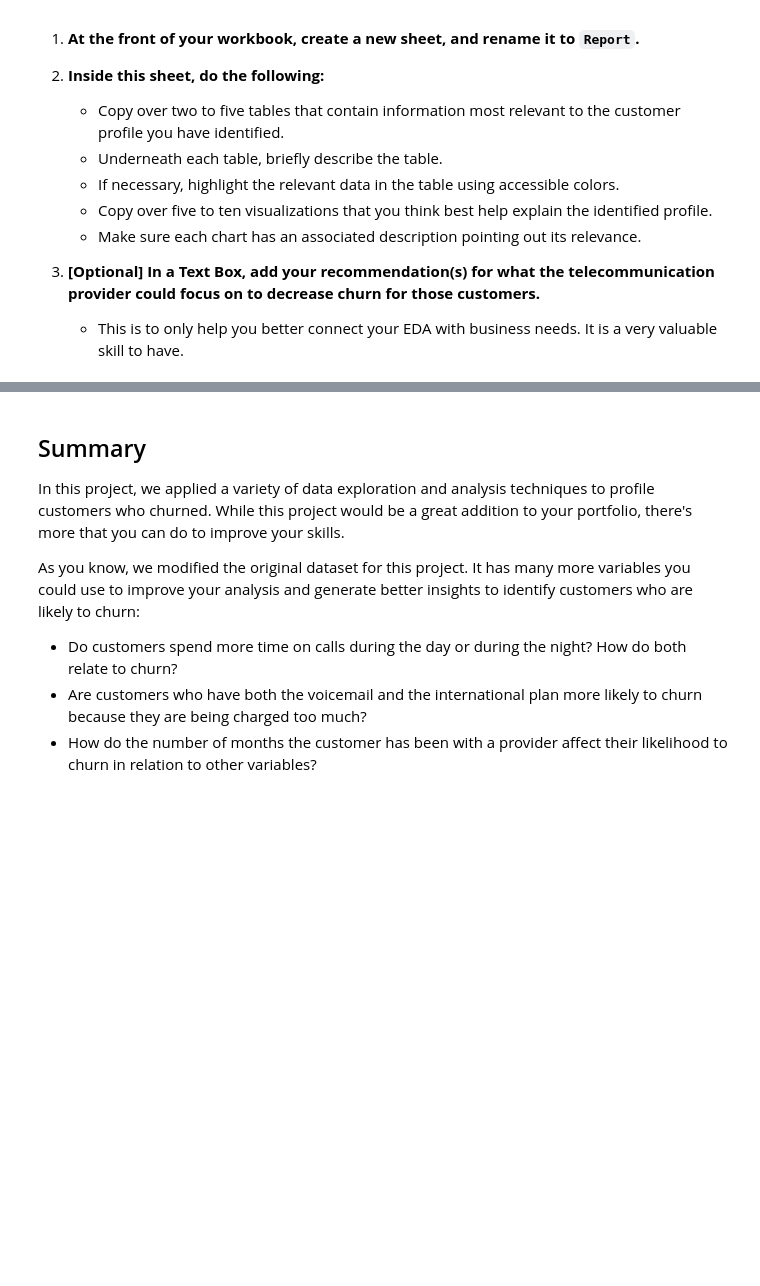
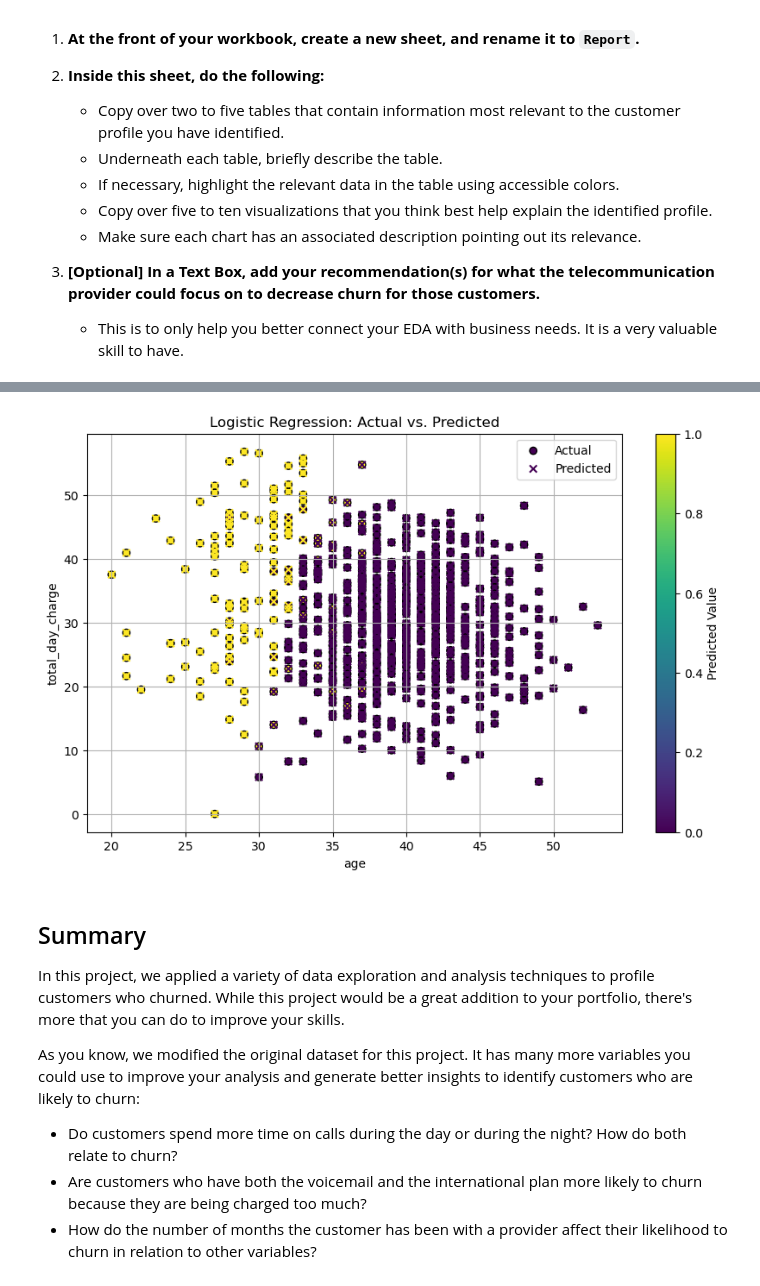
Before and after one commit to Lerch17/Project-1-, a Jupyter notebook: cody/customer-churn-prediction-2020/notebook.ipynb, the cells around one changed output, grey strips where cells are left out. Cells and saved outputs as stored; diff of their text form; code cells hidden in the pictures; blank space fills up the shorter version.

```diff
--- a/cody/customer-churn-prediction-2020/notebook.ipynb
+++ b/cody/customer-churn-prediction-2020/notebook.ipynb
@@ -654,0 +793,20 @@ Communicating your results can often be more important than the exploration. Tho
+# %%
+import pandas as pd
+from sklearn.model_selection import train_test_split
+from sklearn.linear_model import LogisticRegression
+from sklearn.metrics import accuracy_score, confusion_matrix
+
+# Convert data to DataFrame
+df = telcom_data_df
+# Features (X) and target (y)
+X = df[['age', 'total_day_charge']]
+y = df['churn']
+# Split the data into training and test sets
+X_train, X_test, y_train, y_test = train_test_split(X, y, test_size=0.2, random_state=42)
+# %%
+# Initialize Logistic Regression model
+model = LogisticRegression()
+# Fit the model to the training data
+model.fit(X_train, y_train)
+# Make predictions on the test set
+y_pred = model.predict(X_test)
@@ -655,3 +843,21 @@ Communicating your results can often be more important than the exploration. Tho
+# %%
+# Plot the actual vs. predicted values
+plt.figure(figsize=(10, 6))
+# Scatter plot for actual values
+sc_actual = plt.scatter(X_test['age'], X_test['total_day_charge'], c=y_test, marker='o', label='Actual', edgecolor='k')
+# Scatter plot for predicted values
+sc_pred = plt.scatter(X_test['age'], X_test['total_day_charge'], c=y_pred, marker='x', label='Predicted', edgecolor='r')
+# Adding the plot details
+plt.title('Logistic Regression: Actual vs. Predicted')
+plt.xlabel('age')
+plt.ylabel('total_day_charge')
+plt.legend()
+plt.grid(True)
+plt.colorbar(sc_pred, label='Predicted Value')
+# plt.colorbar(sc_actual, label='Actual Value')
+plt.show()
+# %% [output]
+[figure, added]
 # %% [markdown]
 ## Summary
 
```
Also changed, not shown: parts of 11 cells of this notebook.
